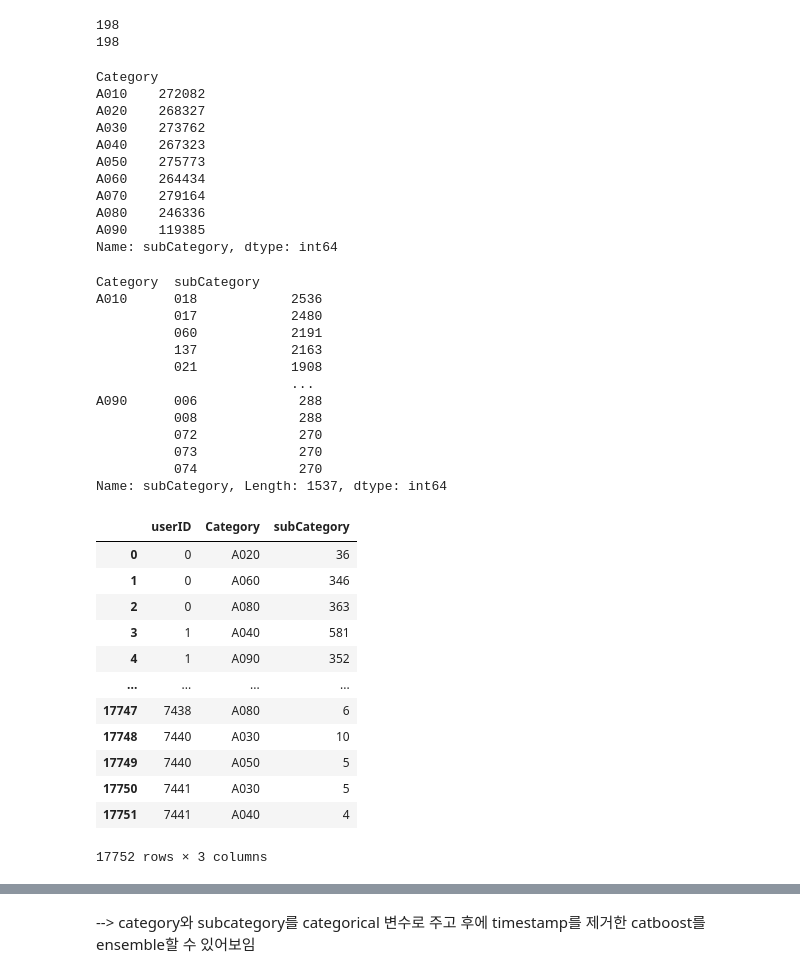
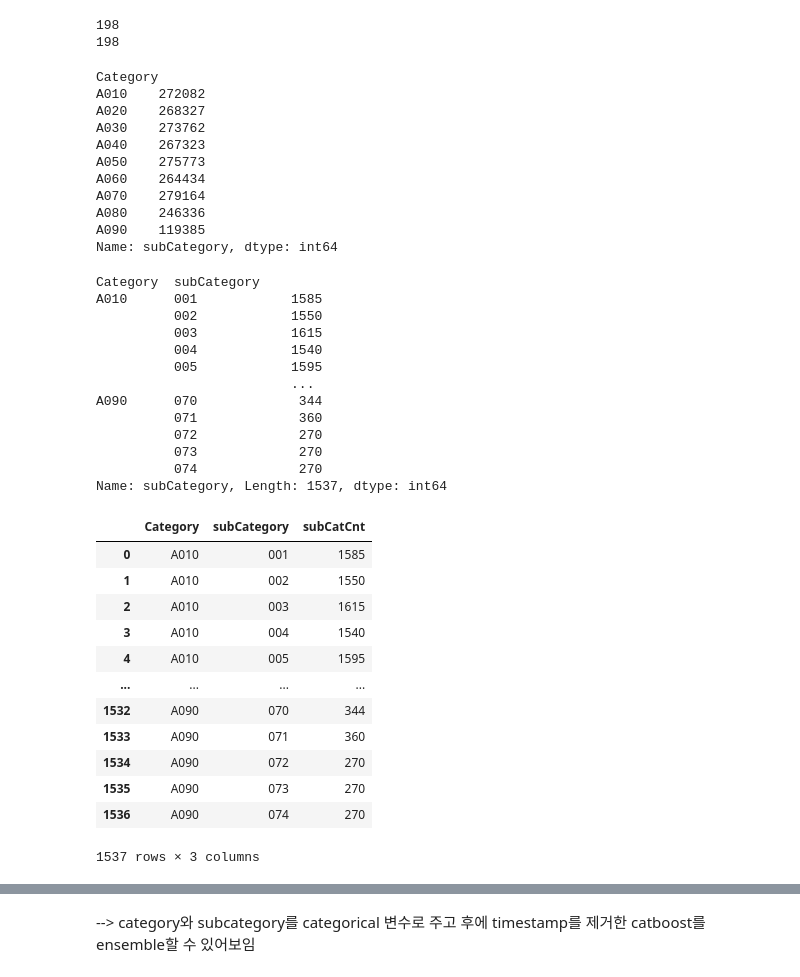
Before and after one commit to boostcampaitech4lv23recsys1/level2_dkt_recsys-level2-recsys-07, a Jupyter notebook: eda/EDA_jsy.ipynb, the cells around one changed output, grey strips where cells are left out. Cells and saved outputs as stored; diff of their text form; code cells hidden in the pictures.

```diff
--- a/eda/EDA_jsy.ipynb
+++ b/eda/EDA_jsy.ipynb
@@ -329,7 +329,9 @@ print(max(df['subCategory'].unique()))
 198
 # %%
 display(df.groupby(['Category'])['subCategory'].count())
-df.groupby(['Category'])['subCategory'].value_counts()
+df = df.groupby(['Category'])['subCategory'].value_counts()
+df = df.sort_index()
+df
 # %% [output]
 Category
 A010    272082
@@ -343,34 +345,35 @@ A080    246336
 A090    119385
 Name: subCategory, dtype: int64
 Category  subCategory
-A010      018            2536
-          017            2480
-          060            2191
-          137            2163
-          021            1908
+A010      001            1585
+          002            1550
+          003            1615
+          004            1540
+          005            1595
                          ...
-A090      006             288
-          008             288
+A090      070             344
+          071             360
           072             270
           073             270
           074             270
 Name: subCategory, Length: 1537, dtype: int64
-# %%
-tdf = df.groupby(['userID', 'Category'])['subCategory'].count().reset_index()
-tdf
-# %% [output]
-|  | userID | Category | subCategory |
-| 0 | 0 | A020 | 36 |
-| 1 | 0 | A060 | 346 |
-| 2 | 0 | A080 | 363 |
-| 3 | 1 | A040 | 581 |
-| 4 | 1 | A090 | 352 |
-| ... | ... | ... | ... |
-| 17747 | 7438 | A080 | 6 |
-| 17748 | 7440 | A030 | 10 |
-| 17749 | 7440 | A050 | 5 |
-| 17750 | 7441 | A030 | 5 |
-| 17751 | 7441 | A040 | 4 |
-17752 rows × 3 columns
+# %%
+df2 = df.to_frame().rename(columns={'subCategory':'subCatCnt'})
+df2 = df2.reset_index()
+df2
+# %% [output]
+|  | Category | subCategory | subCatCnt |
+| 0 | A010 | 001 | 1585 |
+| 1 | A010 | 002 | 1550 |
+| 2 | A010 | 003 | 1615 |
+| 3 | A010 | 004 | 1540 |
+| 4 | A010 | 005 | 1595 |
+| ... | ... | ... | ... |
+| 1532 | A090 | 070 | 344 |
+| 1533 | A090 | 071 | 360 |
+| 1534 | A090 | 072 | 270 |
+| 1535 | A090 | 073 | 270 |
+| 1536 | A090 | 074 | 270 |
+1537 rows × 3 columns
 # %%
 fig, ax = plt.subplots(1,2,figsize=(16,5))
```
Also changed, not shown: parts of 17 cells of this notebook, 3 other files.
